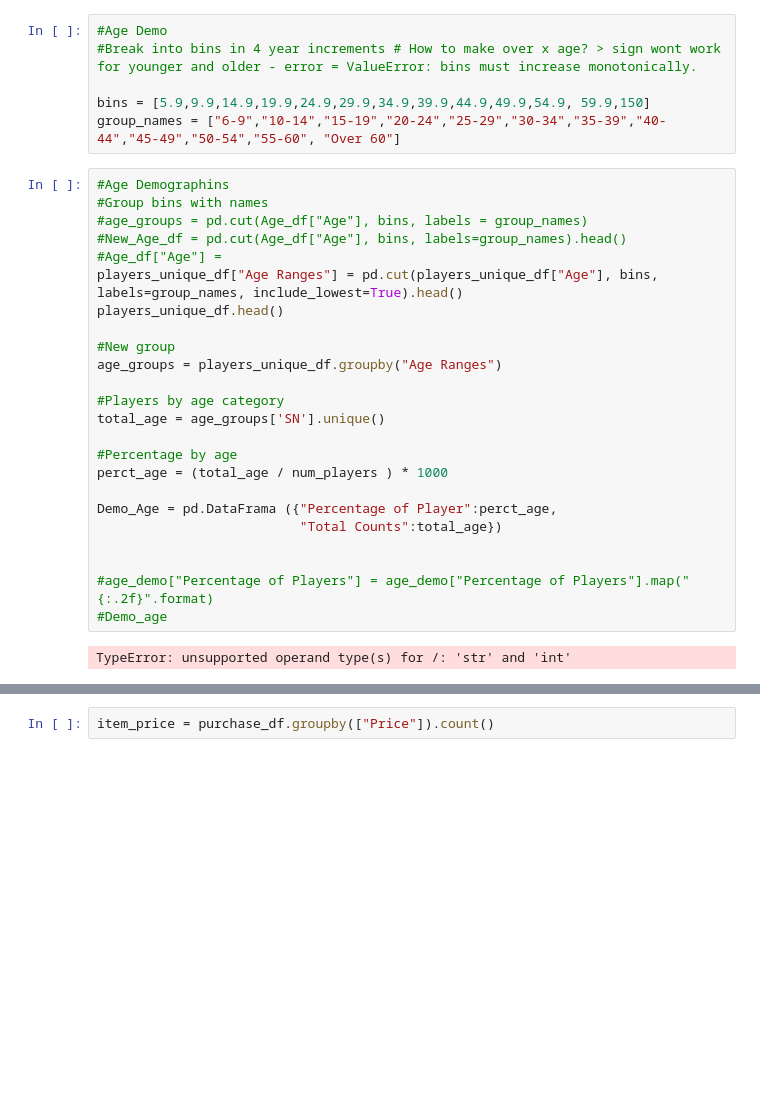
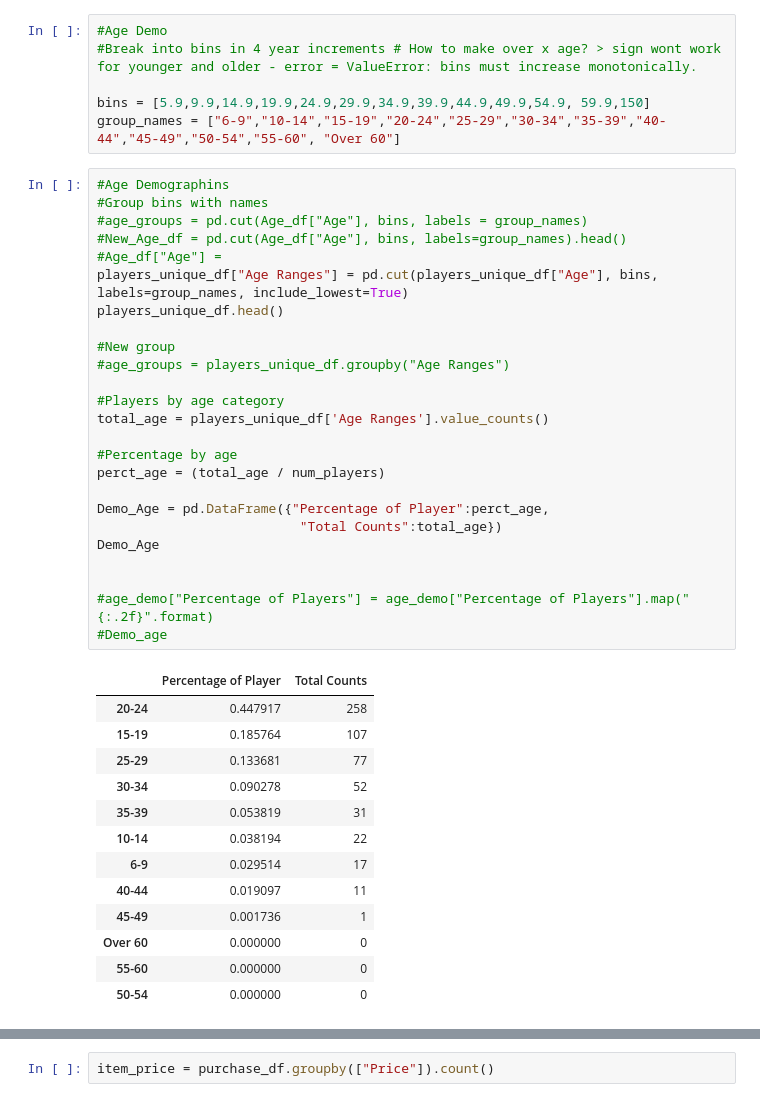
Before and after one commit to jocelyn4112/pandas-challenge, a Jupyter notebook: MainHouse.ipynb, the cells around one changed output, grey strips where cells are left out. Saved outputs shown, nothing was run; the diff lists cells and outputs as text; blank space fills up the shorter version.

```diff
--- a/MainHouse.ipynb
+++ b/MainHouse.ipynb
@@ -133,26 +139,39 @@ group_names = ["6-9","10-14","15-19","20-24","25-29","30-34","35-39","40-44","45
 # %%
 #Age Demographins
 #Group bins with names
 #age_groups = pd.cut(Age_df["Age"], bins, labels = group_names)
 #New_Age_df = pd.cut(Age_df["Age"], bins, labels=group_names).head()
 #Age_df["Age"] =
-players_unique_df["Age Ranges"] = pd.cut(players_unique_df["Age"], bins, labels=group_names, include_lowest=True).head()
+players_unique_df["Age Ranges"] = pd.cut(players_unique_df["Age"], bins, labels=group_names, include_lowest=True)
 players_unique_df.head()
 
 #New group
-age_groups = players_unique_df.groupby("Age Ranges")
+#age_groups = players_unique_df.groupby("Age Ranges")
 
 #Players by age category
-total_age = age_groups['SN'].unique()
+total_age = players_unique_df['Age Ranges'].value_counts()
 
 #Percentage by age
-perct_age = (total_age / num_players ) * 1000
+perct_age = (total_age / num_players)
 
-Demo_Age = pd.DataFrama ({"Percentage of Player":perct_age,
+Demo_Age = pd.DataFrame({"Percentage of Player":perct_age,
                           "Total Counts":total_age})
+Demo_Age
 
 
 #age_demo["Percentage of Players"] = age_demo["Percentage of Players"].map("{:.2f}".format)
 #Demo_age
 # %% [output]
-TypeError: unsupported operand type(s) for /: 'str' and 'int'
+|  | Percentage of Player | Total Counts |
+| 20-24 | 0.447917 | 258 |
+| 15-19 | 0.185764 | 107 |
+| 25-29 | 0.133681 | 77 |
+| 30-34 | 0.090278 | 52 |
+| 35-39 | 0.053819 | 31 |
+| 10-14 | 0.038194 | 22 |
+| 6-9 | 0.029514 | 17 |
+| 40-44 | 0.019097 | 11 |
+| 45-49 | 0.001736 | 1 |
+| Over 60 | 0.000000 | 0 |
+| 55-60 | 0.000000 | 0 |
+| 50-54 | 0.000000 | 0 |
```
Also changed, not shown: parts of 8 cells of this notebook.
